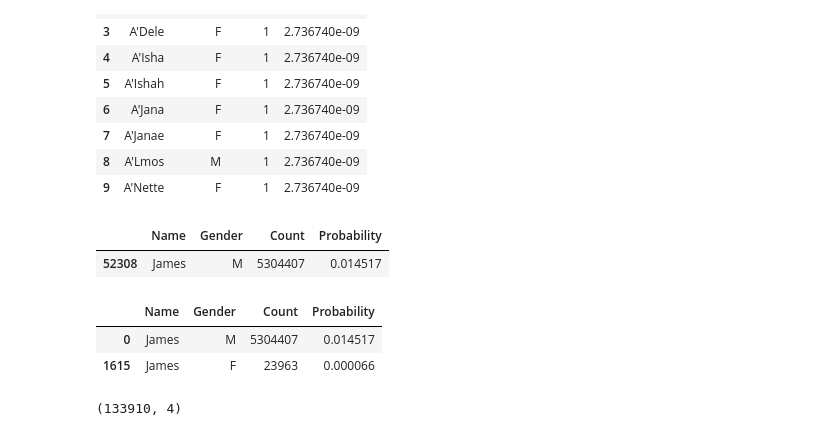
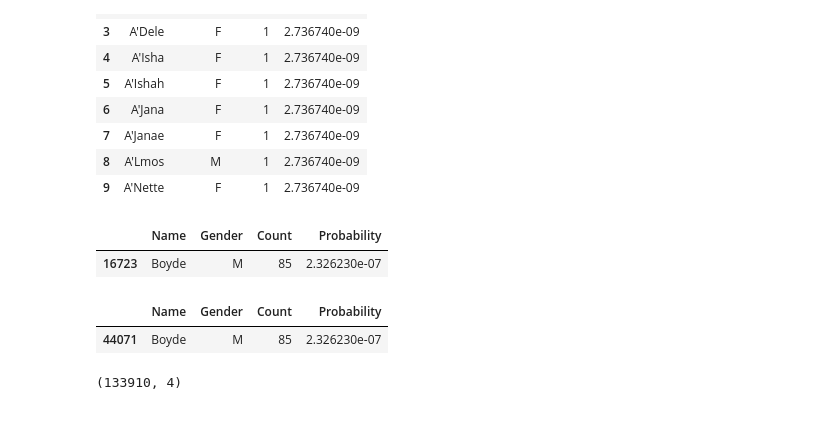
Before and after one commit to coldstrel/ML_project, a Jupyter notebook: ML_Project.ipynb, the cells around one changed output. Saved outputs shown, nothing was run; the diff lists cells and outputs as text; code cells hidden in the pictures.

```diff
--- a/ML_Project.ipynb
+++ b/ML_Project.ipynb
@@ -45,18 +45,17 @@ df_names.head(10)
 | 8 | A'Lmos | M | 1 | 2.736740e-09 |
 | 9 | A'Nette | F | 1 | 2.736740e-09 |
 # %%
-n_rows = df_names[df_names['Name'] == 'James']
+n_rows = df_names[df_names['Name'] == 'Boyde']
 n_rows
 # %% [output]
 |  | Name | Gender | Count | Probability |
-| 52308 | James | M | 5304407 | 0.014517 |
+| 16723 | Boyde | M | 85 | 2.326230e-07 |
 # %%
-name_row = df[df['Name'] == 'James']
+name_row = df[df['Name'] == 'Boyde']
 name_row
 # %% [output]
 |  | Name | Gender | Count | Probability |
-| 0 | James | M | 5304407 | 0.014517 |
-| 1615 | James | F | 23963 | 0.000066 |
+| 44071 | Boyde | M | 85 | 2.326230e-07 |
 # %%
 ## Checking dimensions of the dataframe
 print(df_names.shape)
```
Also changed, not shown: parts of 12 cells of this notebook.
